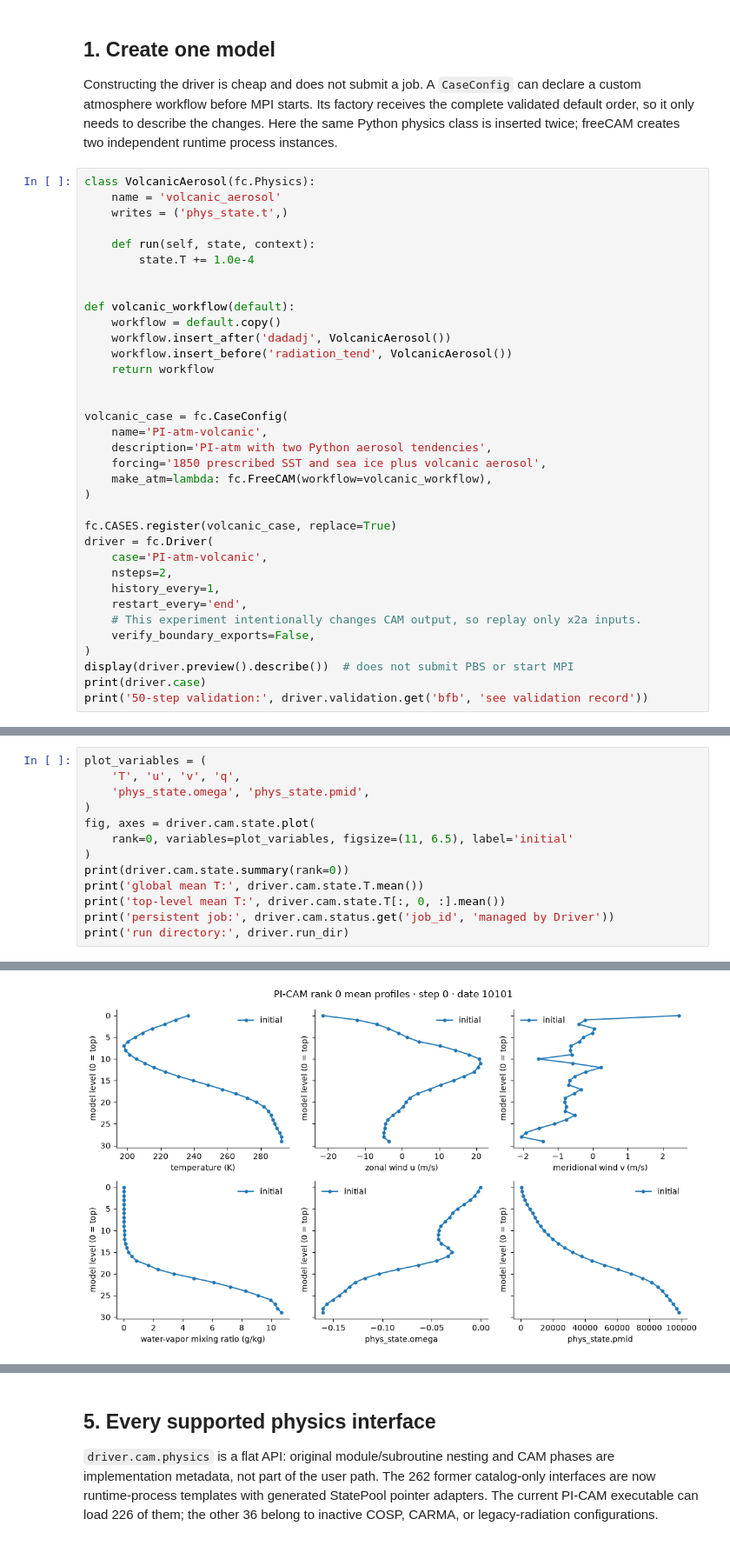
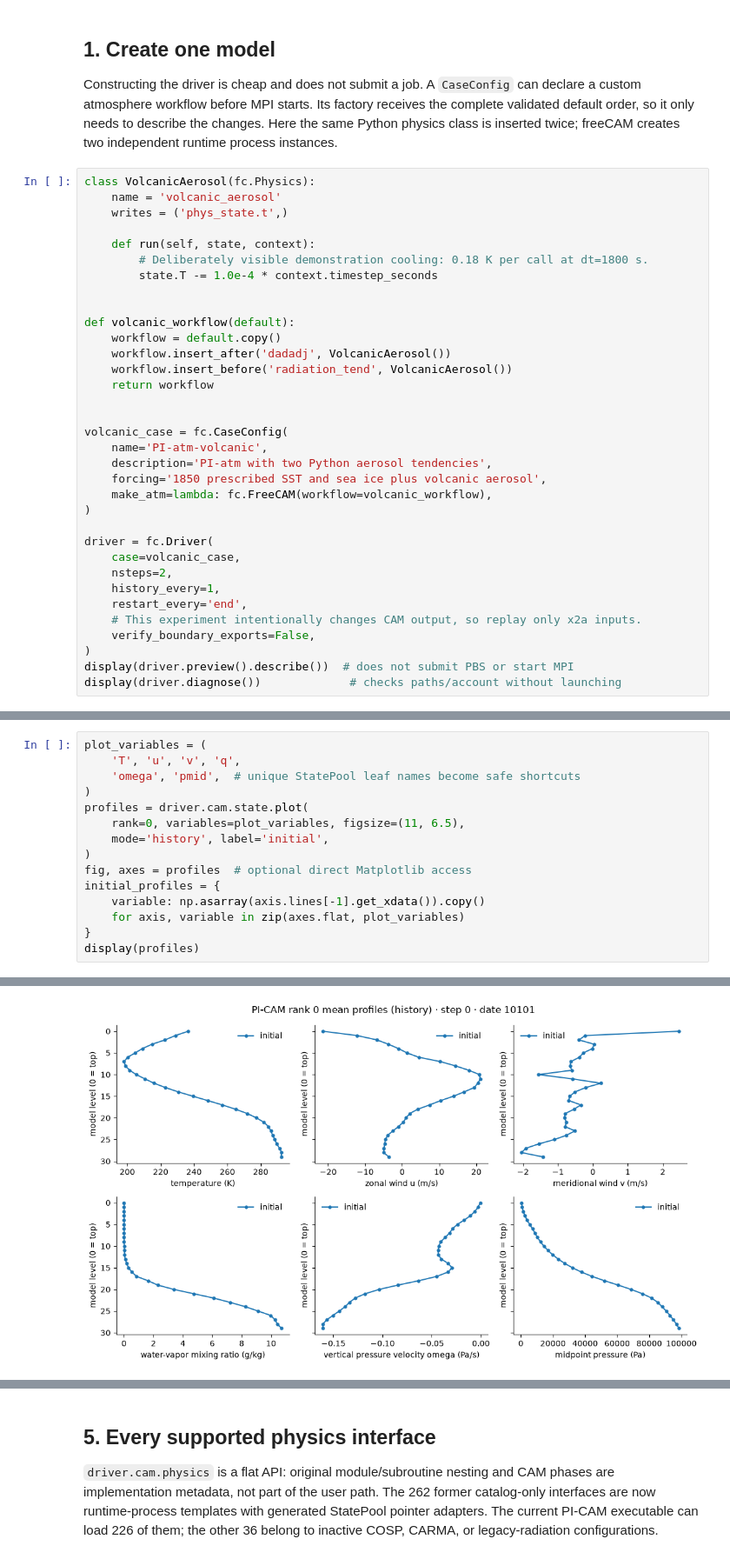
Before and after one commit to a85tract/freeCAM, a Jupyter notebook: examples/try_pi_cam.ipynb, the cells around one changed output, grey strips where cells are left out. Shown at 87% size. Saved outputs shown, nothing was run; the diff lists cells and outputs as text.

```diff
--- a/examples/try_pi_cam.ipynb
+++ b/examples/try_pi_cam.ipynb
@@ -18,7 +18,8 @@ class VolcanicAerosol(fc.Physics):
     writes = ('phys_state.t',)
 
     def run(self, state, context):
-        state.T += 1.0e-4
+        # Deliberately visible demonstration cooling: 0.18 K per call at dt=1800 s.
+        state.T -= 1.0e-4 * context.timestep_seconds
 
 
 def volcanic_workflow(default):
@@ -35,9 +36,8 @@ volcanic_case = fc.CaseConfig(
     make_atm=lambda: fc.FreeCAM(workflow=volcanic_workflow),
 )
 
-fc.CASES.register(volcanic_case, replace=True)
 driver = fc.Driver(
-    case='PI-atm-volcanic',
+    case=volcanic_case,
     nsteps=2,
     history_every=1,
     restart_every='end',
@@ -45,7 +45,6 @@ driver = fc.Driver(
     verify_boundary_exports=False,
 )
 display(driver.preview().describe())  # does not submit PBS or start MPI
-print(driver.case)
-print('50-step validation:', driver.validation.get('bfb', 'see validation record'))
+display(driver.diagnose())             # checks paths/account without launching
 # %% [output]
 ({'index': 0,
@@ -70,14 +96,16 @@ PI-atm-volcanic: PI-atm with two Python aerosol tendencies [1850 prescribed SST
 # %%
 plot_variables = (
     'T', 'u', 'v', 'q',
-    'phys_state.omega', 'phys_state.pmid',
+    'omega', 'pmid',  # unique StatePool leaf names become safe shortcuts
 )
-fig, axes = driver.cam.state.plot(
-    rank=0, variables=plot_variables, figsize=(11, 6.5), label='initial'
+profiles = driver.cam.state.plot(
+    rank=0, variables=plot_variables, figsize=(11, 6.5),
+    mode='history', label='initial',
 )
-print(driver.cam.state.summary(rank=0))
-print('global mean T:', driver.cam.state.T.mean())
-print('top-level mean T:', driver.cam.state.T[:, 0, :].mean())
-print('persistent job:', driver.cam.status.get('job_id', 'managed by Driver'))
-print('run directory:', driver.run_dir)
+fig, axes = profiles  # optional direct Matplotlib access
+initial_profiles = {
+    variable: np.asarray(axis.lines[-1].get_xdata()).copy()
+    for axis, variable in zip(axes.flat, plot_variables)
+}
+display(profiles)
 # %% [output]
@@ -90,4 +112,4 @@ run directory: /glade/derecho/scratch/ruitong/freeCAM/PI-cam/notebook-20260812-1
-[figure, old version]
+[figure, new version]
 # %% [markdown]
 ## 2. Inspect and run the Python-owned workflow
 
```
Also changed, not shown: parts of 18 cells of this notebook, 24 other files.
